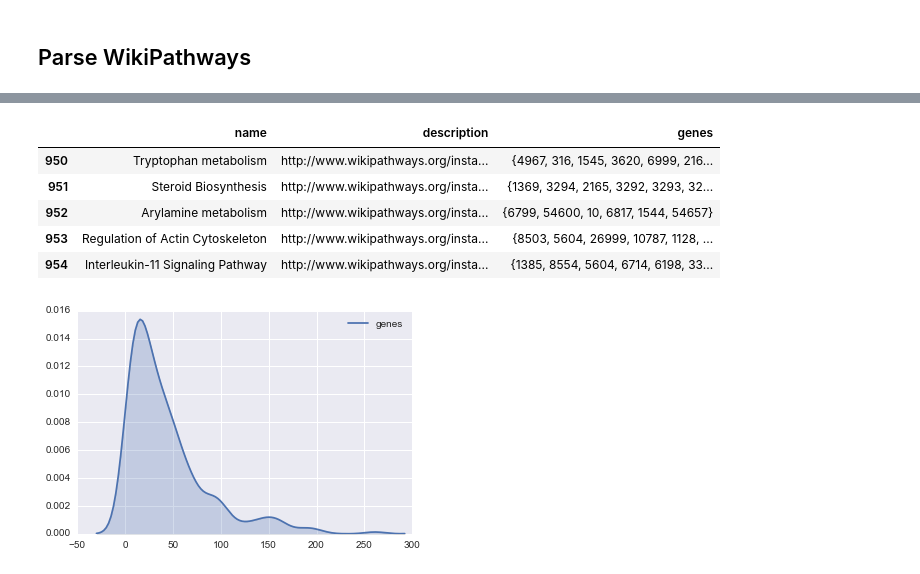
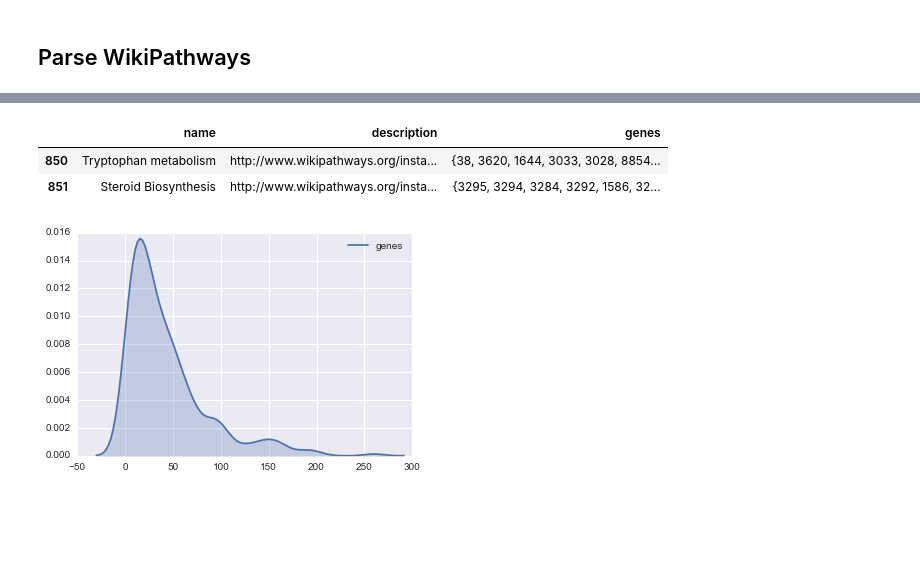
Before and after one commit to dhimmel/pathways, a Jupyter notebook: merge-resources.ipynb, the cells around one changed output, grey strips where cells are left out. Saved outputs shown, nothing was run; the diff lists cells and outputs as text; code cells hidden in the pictures; blank space fills up the shorter version.

```diff
--- a/merge-resources.ipynb
+++ b/merge-resources.ipynb
@@ -23,6 +31,8 @@ def read_gmt(path):
     read_file = open(path)
     reader = csv.reader(read_file, delimiter='\t')
     for row in reader:
+        if not row:
+            continue
         name = row[0]
         description = row[1]
         genes = set(row[2:])
@@ -61,12 +154,9 @@ len(wikipath_df)
 # %%
-wikipath_df.head()
+wikipath_df.head(2)
 # %% [output]
 |  | name | description | genes |
-| 950 | Tryptophan metabolism | http://www.wikipathways.org/insta... | {4967, 316, 1545, 3620, 6999, 216... |
-| 951 | Steroid Biosynthesis | http://www.wikipathways.org/insta... | {1369, 3294, 2165, 3292, 3293, 32... |
-| 952 | Arylamine metabolism | http://www.wikipathways.org/insta... | {6799, 54600, 10, 6817, 1544, 54657} |
-| 953 | Regulation of Actin Cytoskeleton | http://www.wikipathways.org/insta... | {8503, 5604, 26999, 10787, 1128, ... |
-| 954 | Interleukin-11 Signaling Pathway | http://www.wikipathways.org/insta... | {1385, 8554, 5604, 6714, 6198, 33... |
+| 850 | Tryptophan metabolism | http://www.wikipathways.org/insta... | {38, 3620, 1644, 3033, 3028, 8854... |
+| 851 | Steroid Biosynthesis | http://www.wikipathways.org/insta... | {3295, 3294, 3284, 3292, 1586, 32... |
 # %%
 # Density plot of genes per pathway
 seaborn.kdeplot(wikipath_df.genes.map(len), shade=True, );
```
Also changed, not shown: parts of 27 cells of this notebook, 6 other files.
